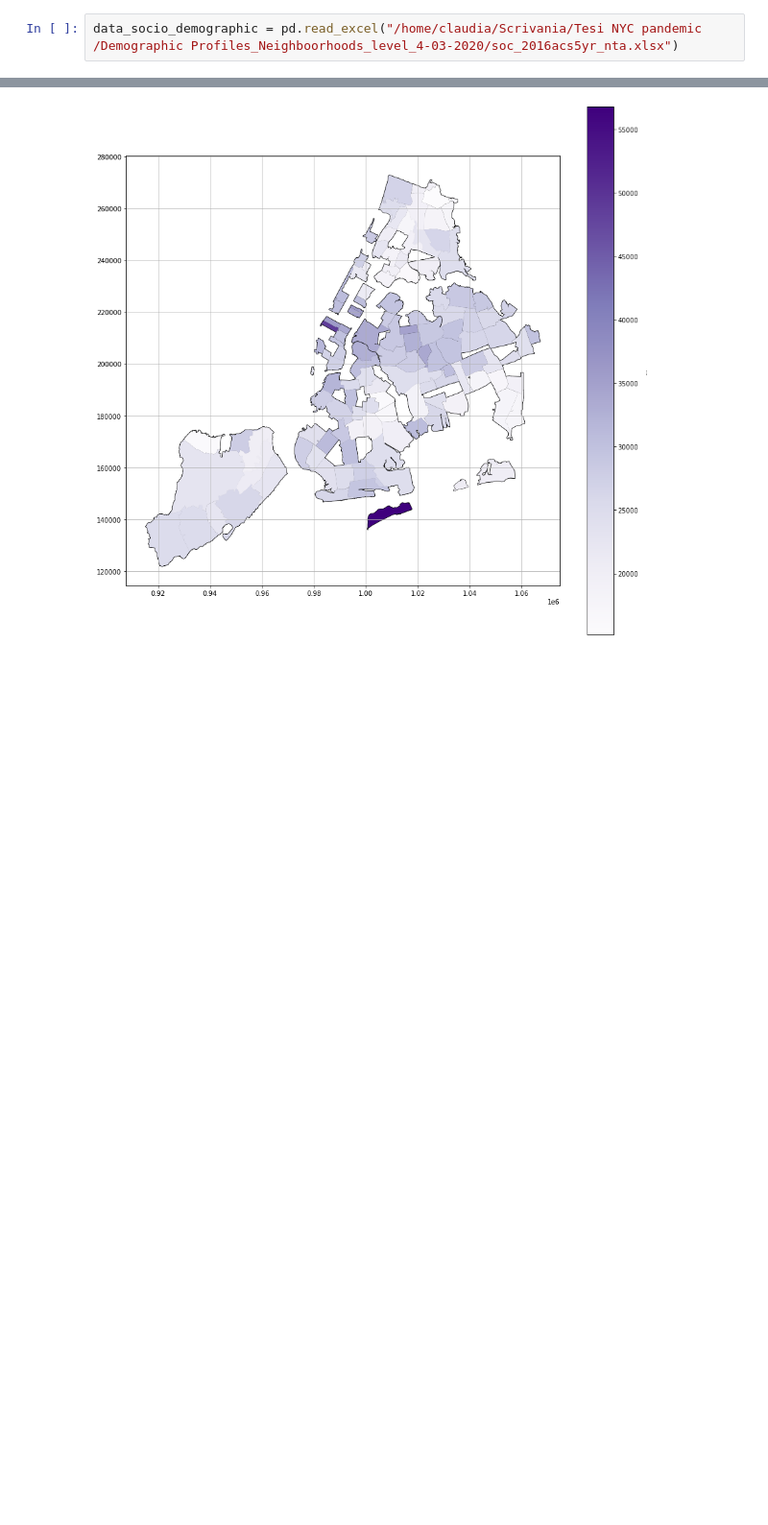
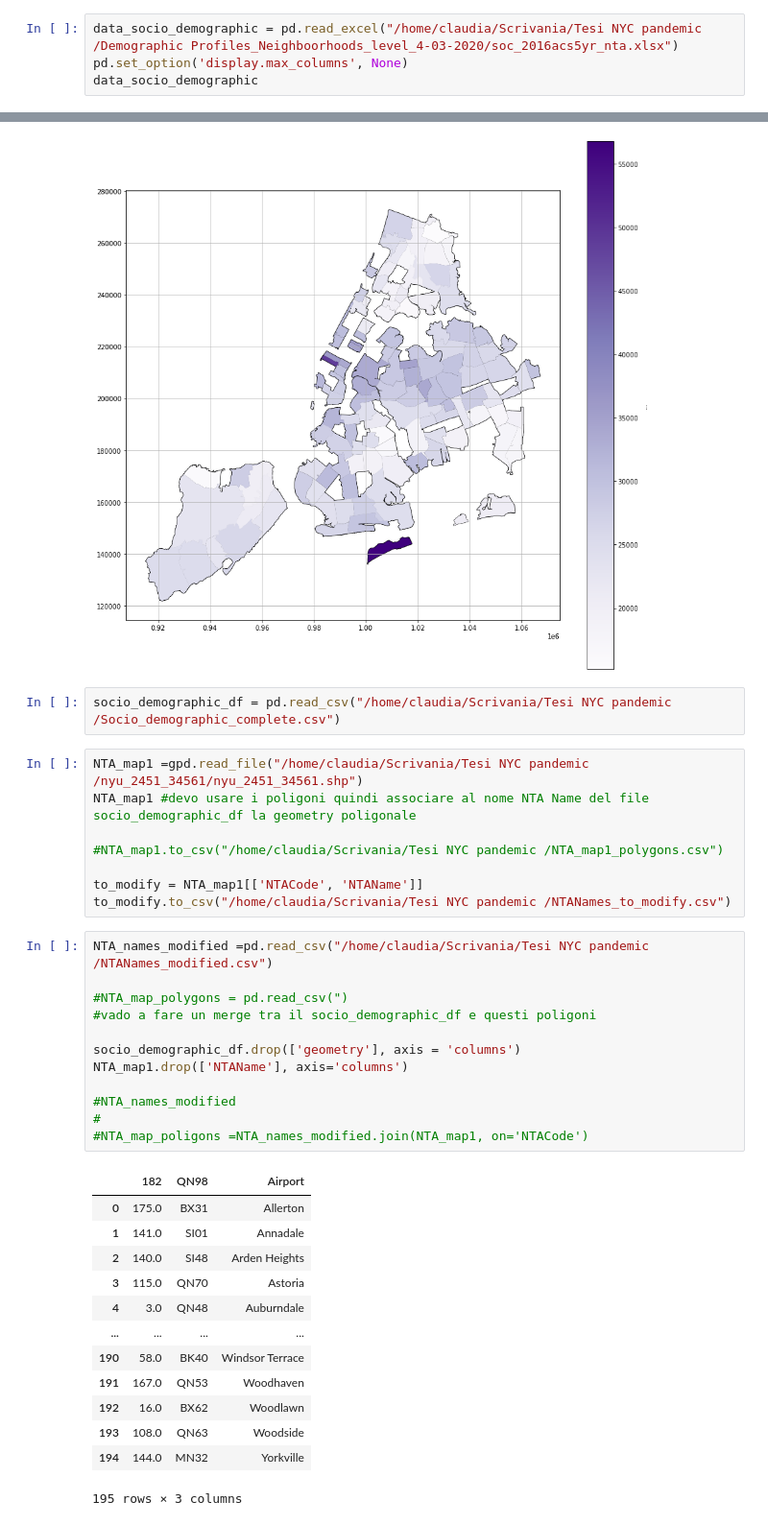
Before and after one commit to ClaudiaDeceglie/Thesis_NYC_covid19, a Jupyter notebook: Data from NYC Health on Covid-19 spread and socio-demographic analysis.ipynb, the cells around one changed output, grey strips where cells are left out. Shown at 96% size. Saved outputs shown, nothing was run; the diff lists cells and outputs as text; blank space fills up the shorter version.

```diff
--- a/Data from NYC Health on Covid-19 spread and socio-demographic analysis.ipynb
+++ b/Data from NYC Health on Covid-19 spread and socio-demographic analysis.ipynb
@@ -330,3 +437,5 @@ Data Provided by Department of City Planning (DCP).
 Since these socio-demographic data are estimates at Neighborhood tabulation level, one should match the scheme of neighborhoods that are made of ZIP codes (this geography was created by the Health Department, the United Hospital Fund and were designed for health research, and to be similar to NYC’s Community Districts) and the geography of NTA's, which are made up of census tracts.
 # %%
 data_socio_demographic = pd.read_excel("/home/claudia/Scrivania/Tesi NYC pandemic /Demographic Profiles_Neighboorhoods_level_4-03-2020/soc_2016acs5yr_nta.xlsx")
+pd.set_option('display.max_columns', None)
+data_socio_demographic
@@ -414,3 +541,39 @@ data_complete_perzipcode.plot(column='TEST_RATE', cmap='Purples' , ax=ax, figsiz
 plt.grid()
 # %% [output]
 [figure]
+# %%
+socio_demographic_df = pd.read_csv("/home/claudia/Scrivania/Tesi NYC pandemic /Socio_demographic_complete.csv")
+# %%
+NTA_map1 =gpd.read_file("/home/claudia/Scrivania/Tesi NYC pandemic /nyu_2451_34561/nyu_2451_34561.shp")
+NTA_map1 #devo usare i poligoni quindi associare al nome NTA Name del file socio_demographic_df la geometry poligonale
+
+#NTA_map1.to_csv("/home/claudia/Scrivania/Tesi NYC pandemic /NTA_map1_polygons.csv")
+
+to_modify = NTA_map1[['NTACode', 'NTAName']]
+to_modify.to_csv("/home/claudia/Scrivania/Tesi NYC pandemic /NTANames_to_modify.csv")
+# %%
+NTA_names_modified =pd.read_csv("/home/claudia/Scrivania/Tesi NYC pandemic /NTANames_modified.csv")
+
+#NTA_map_polygons = pd.read_csv(")
+#vado a fare un merge tra il socio_demographic_df e questi poligoni
+
+socio_demographic_df.drop(['geometry'], axis = 'columns')
+NTA_map1.drop(['NTAName'], axis='columns')
+
+#NTA_names_modified
+#
+#NTA_map_poligons =NTA_names_modified.join(NTA_map1, on='NTACode')
+# %% [output]
+|  | 182 | QN98 | Airport |
+| 0 | 175.0 | BX31 | Allerton |
+| 1 | 141.0 | SI01 | Annadale |
+| 2 | 140.0 | SI48 | Arden Heights |
+| 3 | 115.0 | QN70 | Astoria |
+| 4 | 3.0 | QN48 | Auburndale |
+| ... | ... | ... | ... |
+| 190 | 58.0 | BK40 | Windsor Terrace |
+| 191 | 167.0 | QN53 | Woodhaven |
+| 192 | 16.0 | BX62 | Woodlawn |
+| 193 | 108.0 | QN63 | Woodside |
+| 194 | 144.0 | MN32 | Yorkville |
+195 rows × 3 columns
```
Also changed, not shown: parts of 14 cells of this notebook.
